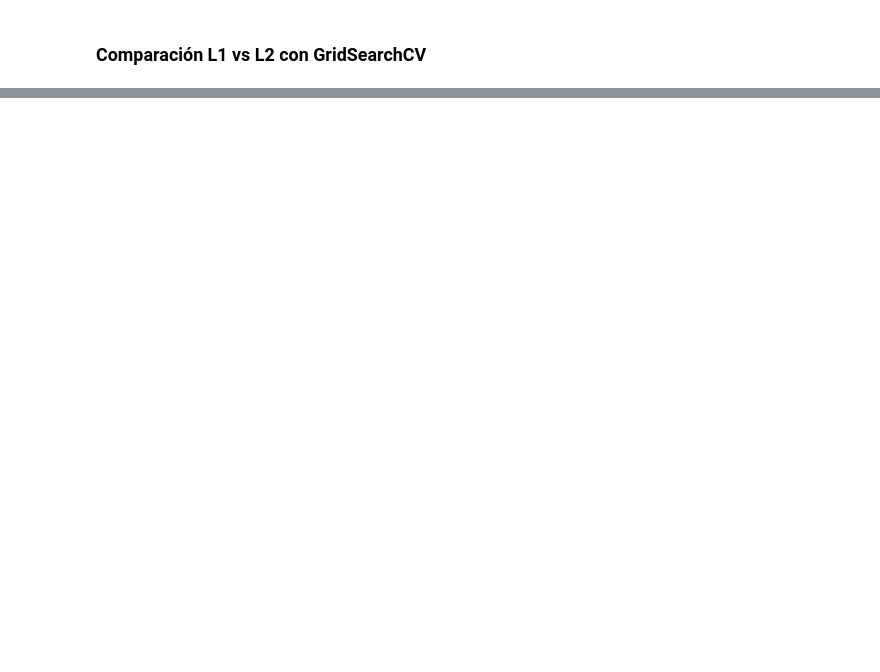
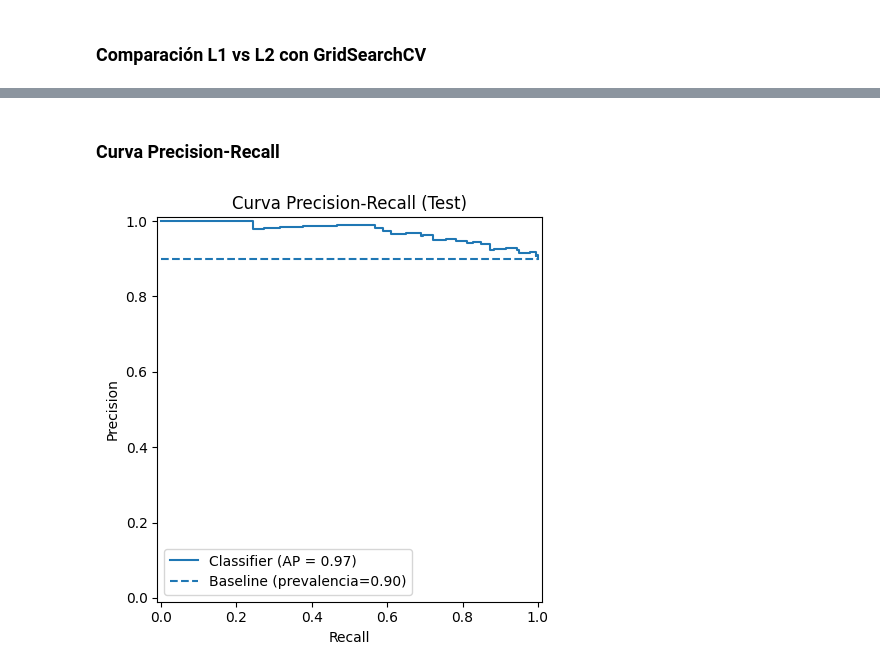
Before and after one commit to C4rl0s1515/Machine-Learning-model, a Jupyter notebook: notebook/0.4_Entrenamiento_y_validacion_modelo_clasificacion.ipynb, the cells around one changed output, grey strips where cells are left out. Saved outputs shown, nothing was run; the diff lists cells and outputs as text; code cells hidden in the pictures; blank space fills up the shorter version.

```diff
--- a/notebook/0.4_Entrenamiento_y_validacion_modelo_clasificacion.ipynb
+++ b/notebook/0.4_Entrenamiento_y_validacion_modelo_clasificacion.ipynb
@@ -417,0 +156,15 @@ Este resultado indica que ese umbral no es adecuado para uso final, ya que sacri
+# %%
+param_grid = {"model__C": np.logspace(-3, 3, 13)}
+
+log_l1 = Pipeline(steps=[("preprocess", preprocess),("model", LogisticRegression(max_iter=2000, class_weight="balanced", solver="saga", l1_ratio=1.0, random_state=42))])
+
+log_l2 = Pipeline(steps=[("preprocess", preprocess), ("model", LogisticRegression(max_iter=2000, class_weight="balanced", solver="saga", l1_ratio=0.0, random_state=42))])
+
+grid_l1 = GridSearchCV(log_l1, param_grid=param_grid, cv=cv, scoring="roc_auc", n_jobs=-1)
+grid_l2 = GridSearchCV(log_l2, param_grid=param_grid, cv=cv, scoring="roc_auc", n_jobs=-1)
+
+grid_l1.fit(X_train_clf, y_train_clf)
+grid_l2.fit(X_train_clf, y_train_clf)
+
+comparativa_reg = pd.DataFrame([{"Modelo": "LogReg L1 (l1_ratio=1)", "Best_C": grid_l1.best_params_["model__C"], "Best_ROC_AUC_CV": grid_l1.best_score_}, {"Modelo": "LogReg L2 (l1_ratio=0)", "Best_C": grid_l2.best_params_["model__C"], "Best_ROC_AUC_CV": grid_l2.best_score_}]).round(4)
+comparativa_reg
@@ -417,0 +289,15 @@ Este resultado indica que ese umbral no es adecuado para uso final, ya que sacri
+# %% [markdown]
+### **Curva Precision-Recall**
+# %%
+disp = PrecisionRecallDisplay.from_predictions(y_test_clf, proba_test_final)
+baseline = np.mean(y_test_clf)
+
+plt.hlines(baseline, 0, 1, linestyles="--", label=f"Baseline (prevalencia={baseline:.2f})")
+plt.title("Curva Precision-Recall (Test)")
+plt.xlabel("Recall")
+plt.ylabel("Precision")
+plt.legend()
+plt.tight_layout()
+plt.show()
+# %% [output]
+[figure, added]
```
Also changed, not shown: parts of 66 cells of this notebook.
